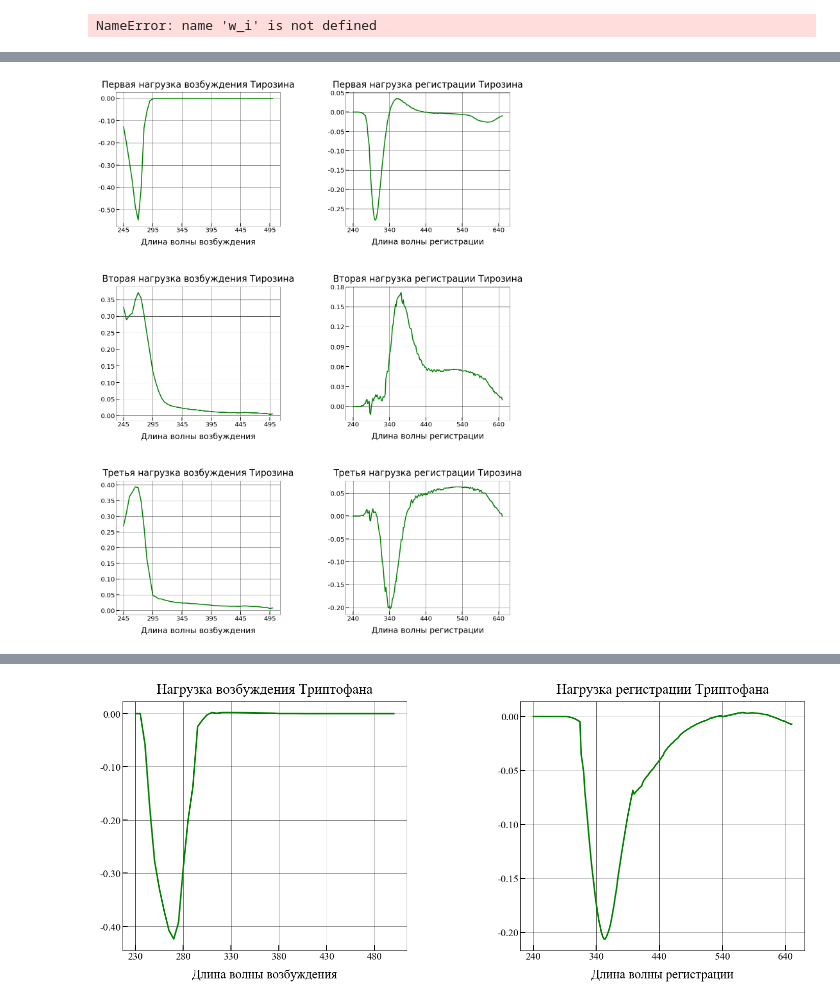
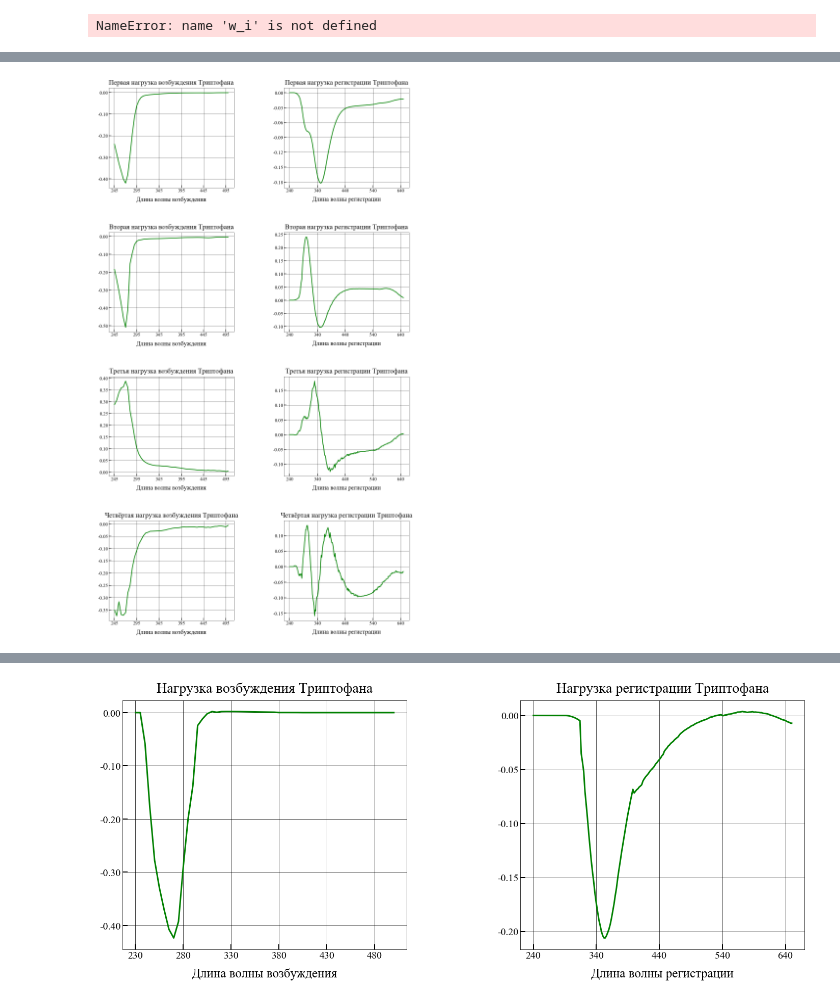
Before and after one commit to 89605502155/ML-repositry, a Jupyter notebook: new_NPLS1.ipynb, the cells around one changed output, grey strips where cells are left out. Saved outputs shown, nothing was run; the diff lists cells and outputs as text; code cells hidden in the pictures.

Commit message:
first part of painted of n-pls1 plots

```diff
--- a/new_NPLS1.ipynb
+++ b/new_NPLS1.ipynb
@@ -410,7 +448,7 @@ array([1.65895884, 2.90884316, 1.09367965, 2.4133796 , 2.82216814,
 # %%
 npls1=Tri_PLS1_grid()
 scoring={'mse': make_scorer(mean_squared_error),'r2':'r2'}
-parametrsNames={'n_components': range(1,37),
+parametrsNames={'n_components': range(1,5),
                 'a': [0.09]}
 # %%
 %%time
@@ -441,0 +484,7 @@ max(r2_cv)
+# %%
+def sett(st,end,num):
+    li=list()
+    step=int(((end-st)/num))
+    for i in range(st,end+step,step):
+        li.append(Decimal((i/100)).quantize(Decimal("1.00")))
+    return li
@@ -497,7 +665,7 @@ NameError: name 'w_i' is not defined
 # %%
 import matplotlib.gridspec as gridspec
-fg = plt.figure(figsize=(22, 30),constrained_layout=False)
-gs = gridspec.GridSpec(ncols=2, nrows=3, figure=fg)
+fg = plt.figure(figsize=(22, 40),constrained_layout=False)
+gs = gridspec.GridSpec(ncols=2, nrows=4, figure=fg)
 #plt.title("Центрирование спектра образца 5",  {'fontname':'Times New Roman'}, fontsize=28,loc="center" ,pad=45)
 
 plt.subplots_adjust(wspace=0.4, hspace=0.45)
@@ -509,12 +677,12 @@ fig_ax_1.plot(flatten(gridCought.best_estimator_.w_i).transpose()[:,0],"-",color
 #fig_ax_1.set_ylabel('Концентрация мкг/л',  fontsize=25,labelpad=5)
 fig_ax_1.grid(color="black", drawstyle="default", linewidth=0.7)
 fig_ax_1.set_xlabel("Длина волны возбуждения",  fontsize=25,labelpad=15)
-fig_ax_1.set_title("Первая нагрузка возбуждения Тирозина", fontsize=28,loc="center" ,pad=15)
+fig_ax_1.set_title("Первая нагрузка возбуждения Триптофана", fontsize=28,loc="center" ,pad=15)
 fig_ax_1.tick_params(which='major', length=10, width=2)
 #fig_ax_1.legend()
 #axs.ticklabel_format()
 fig_ax_1.set_xticklabels(range(195,560,50), fontsize=20)
-fig_ax_1.set_yticklabels(['r','-0.50','-0.40','-0.30','-0.20','-0.10','0.00','0.10','0.20','0.1','0.2','0.3','0.4'], fontsize=20)
+fig_ax_1.set_yticklabels(sett(-50,0,5), fontsize=20)
 fig_ax_1.get_xaxis().set_tick_params(direction='in')
 fig_ax_1.get_yaxis().set_tick_params(direction='in')
 #fig_ax_1.legend(loc=4,fontsize=20, markerscale=1,handletextpad=1)
@@ -527,16 +695,17 @@ fig_ax_1.plot(flatten(gridCought.best_estimator_.w_i).transpose()[:,1],"-",color
 #fig_ax_1.set_ylabel('Концентрация мкг/л',  fontsize=25,labelpad=5)
 fig_ax_1.grid(color="black", drawstyle="default", linewidth=0.7)
 fig_ax_1.set_xlabel("Длина волны возбуждения",  fontsize=25,labelpad=15)
-fig_ax_1.set_title("Вторая нагрузка возбуждения Тирозина", fontsize=28,loc="center" ,pad=15)
+fig_ax_1.set_title("Вторая нагрузка возбуждения Триптофана", fontsize=28,loc="center" ,pad=15)
 fig_ax_1.tick_params(which='major', length=10, width=2)
 #fig_ax_1.legend()
 #axs.ticklabel_format()
 fig_ax_1.set_xticklabels(range(195,560,50), fontsize=20)
-fig_ax_1.set_yticklabels(['-0.20','0.00','0.05','0.10','0.15','0.20','0.25','0.30','0.35','0.50','0.4'], fontsize=20)
+fig_ax_1.set_yticklabels(sett(-60,0,6), fontsize=20)
 fig_ax_1.get_xaxis().set_tick_params(direction='in')
 fig_ax_1.get_yaxis().set_tick_params(direction='in')
 #fig_ax_1.legend(loc=4,fontsize=20, markerscale=1,handletextpad=1)
 #axs.set_xlim(xmax=19) # можно определить границы графика которые будут выводиться на экран
+
 
 fig_ax_1 = fg.add_subplot(gs[2,0])
 fig_ax_1.plot(flatten(gridCought.best_estimator_.w_i).transpose()[:,2],"-",color="green",lw=3,label="3-rd")
@@ -545,12 +714,31 @@ fig_ax_1.plot(flatten(gridCought.best_estimator_.w_i).transpose()[:,2],"-",color
 #fig_ax_1.set_ylabel('Концентрация мкг/л',  fontsize=25,labelpad=5)
 fig_ax_1.grid(color="black", drawstyle="default", linewidth=0.7)
 fig_ax_1.set_xlabel("Длина волны возбуждения",  fontsize=25,labelpad=15)
-fig_ax_1.set_title("Третья нагрузка возбуждения Тирозина", fontsize=28,loc="center" ,pad=15)
+fig_ax_1.set_title("Третья нагрузка возбуждения Триптофана", fontsize=28,loc="center" ,pad=15)
 fig_ax_1.tick_params(which='major', length=10, width=2)
 #fig_ax_1.legend()
 #axs.ticklabel_format()
 fig_ax_1.set_xticklabels(range(195,560,50), fontsize=20)
-fig_ax_1.set_yticklabels(['-0.20','0.00','0.05','0.10','0.15','0.20','0.25','0.30','0.35','0.40','0.4'], fontsize=20)
+fig_ax_1.set_yticklabels(sett(-5,40,9), fontsize=20)
+fig_ax_1.get_xaxis().set_tick_params(direction='in')
+fig_ax_1.get_yaxis().set_tick_params(direction='in')
+#fig_ax_1.legend(loc=4,fontsize=20, markerscale=1,handletextpad=1)
+#axs.set_xlim(xmax=19) # можно определить границы графика которые будут выводиться на экран
+
+
+fig_ax_1 = fg.add_subplot(gs[3,0])
+fig_ax_1.plot(flatten(gridCought.best_estimator_.w_i).transpose()[:,3],"-",color="green",lw=3,label="4-th")
+#axs.set_xticks(range(0,19,1)) # Задаём места, где будет сетка и метки по оси ох
+#axs.set_yticks(np.linspace(-0.60, 0.60, num = 13))
+#fig_ax_1.set_ylabel('Концентрация мкг/л',  fontsize=25,labelpad=5)
+fig_ax_1.grid(color="black", drawstyle="default", linewidth=0.7)
+fig_ax_1.set_xlabel("Длина волны возбуждения",  fontsize=25,labelpad=15)
+fig_ax_1.set_title("Четвёртая нагрузка возбуждения Триптофана", fontsize=28,loc="center" ,pad=15)
+fig_ax_1.tick_params(which='major', length=10, width=2)
+#fig_ax_1.legend()
+#axs.ticklabel_format()
+fig_ax_1.set_xticklabels(range(195,560,50), fontsize=20)
+fig_ax_1.set_yticklabels(sett(-40,0,8), fontsize=20)
 fig_ax_1.get_xaxis().set_tick_params(direction='in')
 fig_ax_1.get_yaxis().set_tick_params(direction='in')
 #fig_ax_1.legend(loc=4,fontsize=20, markerscale=1,handletextpad=1)
@@ -564,16 +752,16 @@ fig_ax_1.get_yaxis().set_tick_params(direction='in')
 fig_ax_2 = fg.add_subplot(gs[0, 1])
 fig_ax_2.plot(flatten(gridCought.best_estimator_.w_k).transpose()[:,0],"-",color="green",lw=3,label="1-st")
 #axs.set_xticks(range(0,19,1)) # Задаём места, где будет сетка и метки по оси ох
-#fig_ax_2.set_yticks(np.linspace(-0.15, 0.1, num = 6))
+fig_ax_2.set_yticks(np.linspace(-0.18, 0, num = 7))
 #fig_ax_2.set_ylabel('Концентрация мкг/л',  fontsize=25,labelpad=5)
 fig_ax_2.grid(color="black", drawstyle="default", linewidth=0.7)
 fig_ax_2.set_xlabel("Длина волны регистрации",  fontsize=25,labelpad=15)
-fig_ax_2.set_title("Первая нагрузка регистрации Тирозина", fontsize=28,loc="center" ,pad=15)
+fig_ax_2.set_title("Первая нагрузка регистрации Триптофана", fontsize=28,loc="center" ,pad=15)
 fig_ax_2.tick_params(which='major', length=10, width=2)
 #fig_ax_2.legend()
 #axs.ticklabel_format()
 fig_ax_2.set_xticklabels(range(140,740,100), fontsize=20)
-fig_ax_2.set_yticklabels(['u','-0.25','-0.20','-0.15','-0.10','-0.05','0.00','0.05','0.10','0.2','1.0','9'], fontsize=20)
+fig_ax_2.set_yticklabels(sett(-18,0,6), fontsize=20)
 fig_ax_2.get_xaxis().set_tick_params(direction='in')
 fig_ax_2.get_yaxis().set_tick_params(direction='in')
 #fig_ax_2.legend(loc=4,fontsize=20, markerscale=1,handletextpad=1)
@@ -583,50 +771,71 @@ fig_ax_2.get_yaxis().set_tick_params(direction='in')
 fig_ax_2 = fg.add_subplot(gs[1, 1])
 fig_ax_2.plot(flatten(gridCought.best_estimator_.w_k).transpose()[:,1],"-",color="green",lw=3,label="2-nd")
 #axs.set_xticks(range(0,19,1)) # Задаём места, где будет сетка и метки по оси ох
-fig_ax_2.set_yticks(np.linspace(0.0, 0.18, num = 7))
+#fig_ax_2.set_yticks(np.linspace(-0.1, 0.1, num = 5))
 #fig_ax_2.set_ylabel('Концентрация мкг/л',  fontsize=25,labelpad=5)
 fig_ax_2.grid(color="black", drawstyle="default", linewidth=0.7)
 fig_ax_2.set_xlabel("Длина волны регистрации",  fontsize=25,labelpad=15)
-fig_ax_2.set_title("Вторая нагрузка регистрации Тирозина", fontsize=28,loc="center" ,pad=15)
+fig_ax_2.set_title("Вторая нагрузка регистрации Триптофана", fontsize=28,loc="center" ,pad=15)
 fig_ax_2.tick_params(which='major', length=10, width=2)
 #fig_ax_2.legend()
 #axs.ticklabel_format()
 fig_ax_2.set_xticklabels(range(140,740,100), fontsize=20)
-fig_ax_2.set_yticklabels(['0.00','0.03','0.06','0.09','0.12','0.15','0.18','0.2','1.0','9'], fontsize=20)
+fig_ax_2.set_yticklabels(sett(-15,25,8), fontsize=20)
 fig_ax_2.get_xaxis().set_tick_params(direction='in')
 fig_ax_2.get_yaxis().set_tick_params(direction='in')
 #fig_ax_2.legend(loc=4,fontsize=20, markerscale=1,handletextpad=1)
 #axs.set_xlim(xmax=19) # можно определить границы графика которые будут выводиться на экран
+
 
 fig_ax_2 = fg.add_subplot(gs[2, 1])
 fig_ax_2.plot(flatten(gridCought.best_estimator_.w_k).transpose()[:,2],"-",color="green",lw=3,label="3-rd")
 #axs.set_xticks(range(0,19,1)) # Задаём места, где будет сетка и метки по оси ох
 #axs.set_yticks(np.linspace(-0.60, 0.60, num = 13))
 #fig_ax_2.set_ylabel('Концентрация мкг/л',  fontsize=25,labelpad=5)
 fig_ax_2.grid(color="black", drawstyle="default", linewidth=0.7)
 fig_ax_2.set_xlabel("Длина волны регистрации",  fontsize=25,labelpad=15)
-fig_ax_2.set_title("Третья нагрузка регистрации Тирозина", fontsize=28,loc="center" ,pad=15)
+fig_ax_2.set_title("Третья нагрузка регистрации Триптофана", fontsize=28,loc="center" ,pad=15)
 fig_ax_2.tick_params(which='major', length=10, width=2)
 #fig_ax_2.legend()
 #axs.ticklabel_format()
 fig_ax_2.set_xticklabels(range(140,740,100), fontsize=20)
-fig_ax_2.set_yticklabels(['5','-0.20','-0.15','-0.10','-0.05','0.00','0.05','0.25','0.3'], fontsize=20)
+fig_ax_2.set_yticklabels(sett(-15,15,6), fontsize=20)
+fig_ax_2.get_xaxis().set_tick_params(direction='in')
+fig_ax_2.get_yaxis().set_tick_params(direction='in')
+#fig_ax_2.legend(loc=4,fontsize=20, markerscale=1,handletextpad=1)
+#axs.set_xlim(xmax=19) # можно определить границы графика которые будут выводиться на экран
+
+
+
+fig_ax_2 = fg.add_subplot(gs[3, 1])
+fig_ax_2.plot(flatten(gridCought.best_estimator_.w_k).transpose()[:,3],"-",color="green",lw=3,label="4-th")
+#axs.set_xticks(range(0,19,1)) # Задаём места, где будет сетка и метки по оси ох
+#axs.set_yticks(np.linspace(-0.60, 0.60, num = 13))
+#fig_ax_2.set_ylabel('Концентрация мкг/л',  fontsize=25,labelpad=5)
+fig_ax_2.grid(color="black", drawstyle="default", linewidth=0.7)
+fig_ax_2.set_xlabel("Длина волны регистрации",  fontsize=25,labelpad=15)
+fig_ax_2.set_title("Четвёртая нагрузка регистрации Триптофана", fontsize=28,loc="center" ,pad=15)
+fig_ax_2.tick_params(which='major', length=10, width=2)
+#fig_ax_2.legend()
+#axs.ticklabel_format()
+fig_ax_2.set_xticklabels(range(140,740,100), fontsize=20)
+fig_ax_2.set_yticklabels(sett(-20,10,6), fontsize=20)
 fig_ax_2.get_xaxis().set_tick_params(direction='in')
 fig_ax_2.get_yaxis().set_tick_params(direction='in')
 #fig_ax_2.legend(loc=4,fontsize=20, markerscale=1,handletextpad=1)
 #axs.set_xlim(xmax=19) # можно определить границы графика которые будут выводиться на экран
 
 
 
 
 
 
-plt.savefig('Tyr_N-PLS1_loading_3_components.png', format='png', dpi=300)
-plt.savefig("Tyr_N-PLS1_loading_3_components.svg", format="svg")
+plt.savefig('Trp_N-PLS1_loading_no_centering_09_11_21.png', format='png', dpi=300)
+plt.savefig("Trp_N-PLS1_loading_no_centering_09_11_21.svg", format="svg")
 
 plt.show();
 # %% [output]
-[figure, old version]
+[figure, new version]
 # %%
 import matplotlib.gridspec as gridspec
 fg = plt.figure(figsize=(22, 9),constrained_layout=False)
```
Also changed, not shown: parts of 37 cells of this notebook, 1 other file.
